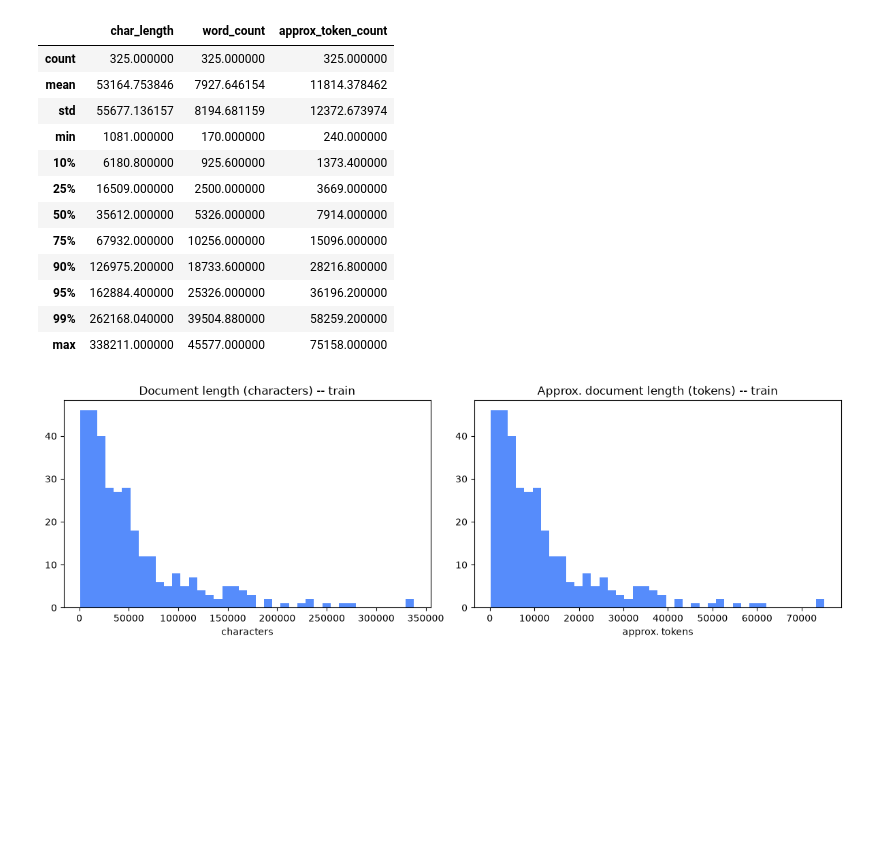
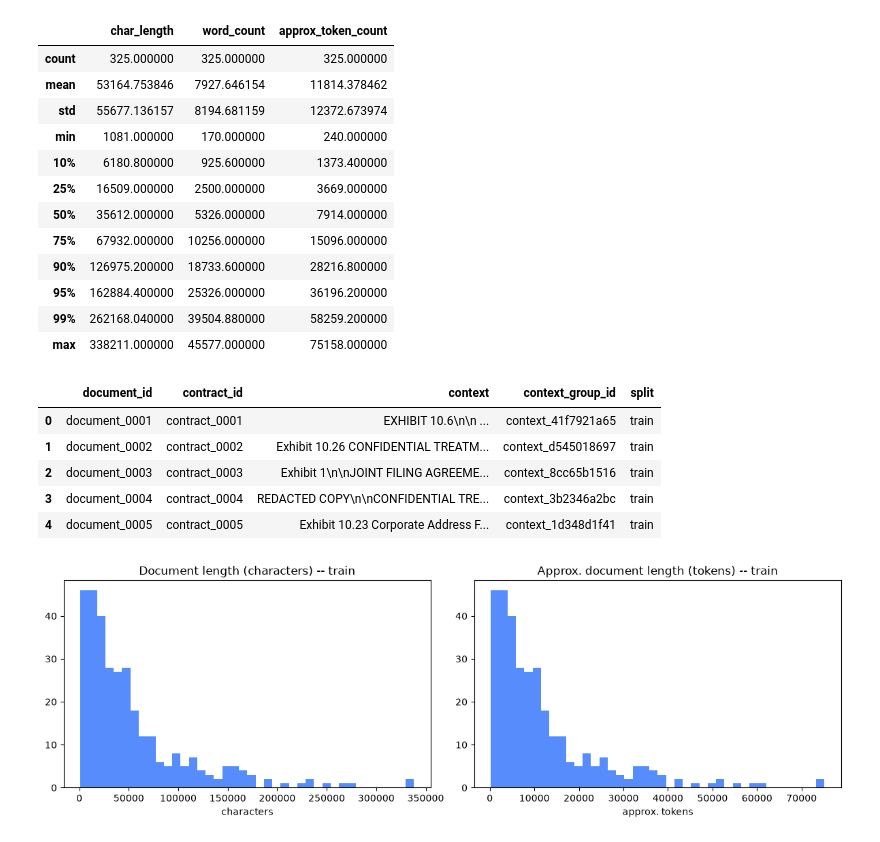
Before and after one commit to Break-Through-Tech/Accenture-1O-contract-review-challenge, a Jupyter notebook: notebooks/task3_eda_training_profile.ipynb, the cells around one changed output. Drawn from its saved outputs; the diff is of its cells as text; code cells hidden in the pictures; blank space fills up the shorter version.

```diff
--- a/notebooks/task3_eda_training_profile.ipynb
+++ b/notebooks/task3_eda_training_profile.ipynb
@@ -99,6 +99,15 @@ length_stats
 | 95% | 162884.400000 | 25326.000000 | 36196.200000 |
 | 99% | 262168.040000 | 39504.880000 | 58259.200000 |
 | max | 338211.000000 | 45577.000000 | 75158.000000 |
+# %%
+train_documents.head()
+# %% [output]
+|  | document_id | contract_id | context | context_group_id | split |
+| 0 | document_0001 | contract_0001 | EXHIBIT 10.6\n\n ... | context_41f7921a65 | train |
+| 1 | document_0002 | contract_0002 | Exhibit 10.26 CONFIDENTIAL TREATM... | context_d545018697 | train |
+| 2 | document_0003 | contract_0003 | Exhibit 1\n\nJOINT FILING AGREEME... | context_8cc65b1516 | train |
+| 3 | document_0004 | contract_0004 | REDACTED COPY\n\nCONFIDENTIAL TRE... | context_3b2346a2bc | train |
+| 4 | document_0005 | contract_0005 | Exhibit 10.23 Corporate Address F... | context_1d348d1f41 | train |
 # %%
 fig, axes = plt.subplots(1, 2, figsize=(12, 4))
 axes[0].hist(train_documents["char_length"], bins=40)
```
Also changed, not shown: 1 other file.
